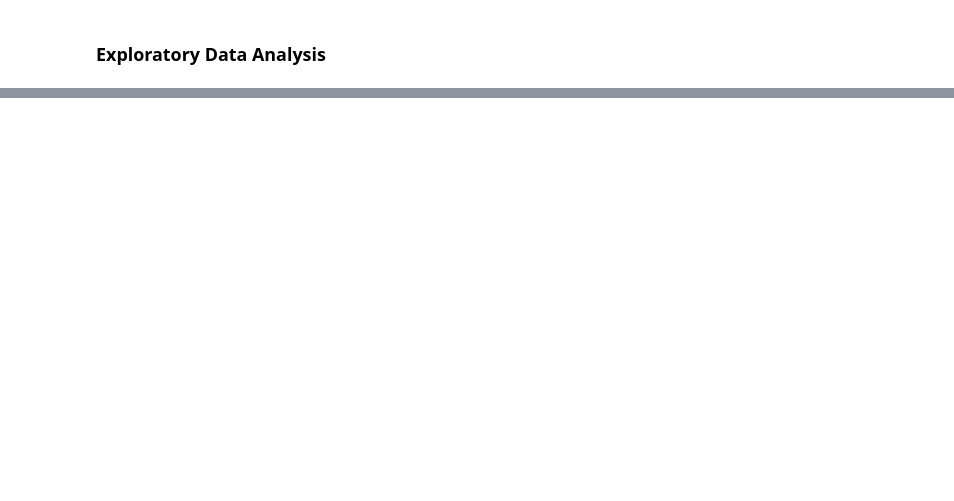
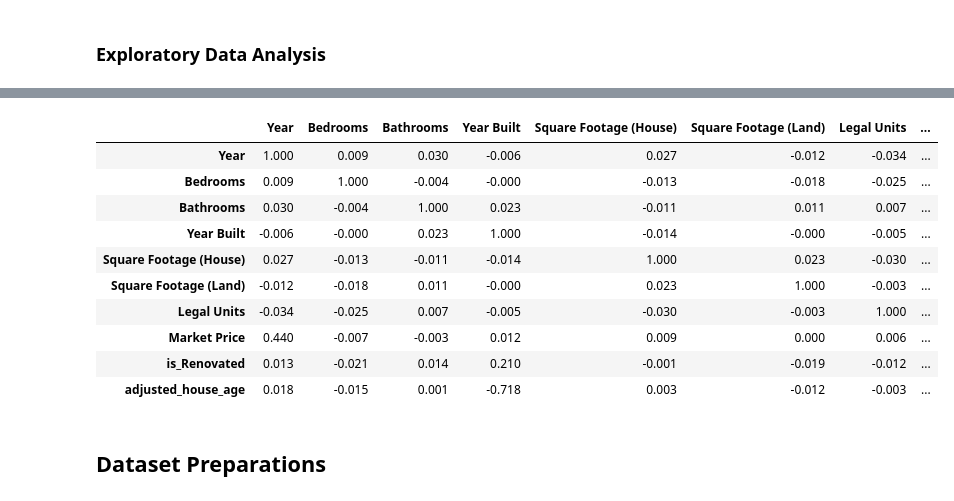
Before and after one commit to wilkmzhou/vancouverHousePricePrediction, a Jupyter notebook: VancouverHousingPrices.ipynb, the cells around one changed output, grey strips where cells are left out. Cells and saved outputs as stored; diff of their text form; code cells hidden in the pictures; blank space fills up the shorter version.

```diff
--- a/VancouverHousingPrices.ipynb
+++ b/VancouverHousingPrices.ipynb
@@ -50,0 +85,18 @@ print(len(housingData))
+# %%
+NhousingData = housingData.select_dtypes(include = "number")
+cleanCorr = NhousingData.corr()
+cleanCorr.style.background_gradient(cmap = "coolwarm").format(precision = 3)
+# %% [output]
+|  | Year | Bedrooms | Bathrooms | Year Built | Square Footage (House) | Square Footage (Land) | Legal Units | ... |
+| Year | 1.000 | 0.009 | 0.030 | -0.006 | 0.027 | -0.012 | -0.034 | ... |
+| Bedrooms | 0.009 | 1.000 | -0.004 | -0.000 | -0.013 | -0.018 | -0.025 | ... |
+| Bathrooms | 0.030 | -0.004 | 1.000 | 0.023 | -0.011 | 0.011 | 0.007 | ... |
+| Year Built | -0.006 | -0.000 | 0.023 | 1.000 | -0.014 | -0.000 | -0.005 | ... |
+| Square Footage (House) | 0.027 | -0.013 | -0.011 | -0.014 | 1.000 | 0.023 | -0.030 | ... |
+| Square Footage (Land) | -0.012 | -0.018 | 0.011 | -0.000 | 0.023 | 1.000 | -0.003 | ... |
+| Legal Units | -0.034 | -0.025 | 0.007 | -0.005 | -0.030 | -0.003 | 1.000 | ... |
+| Market Price | 0.440 | -0.007 | -0.003 | 0.012 | 0.009 | 0.000 | 0.006 | ... |
+| is_Renovated | 0.013 | -0.021 | 0.014 | 0.210 | -0.001 | -0.019 | -0.012 | ... |
+| adjusted_house_age | 0.018 | -0.015 | 0.001 | -0.718 | 0.003 | -0.012 | -0.003 | ... |
+# %% [markdown]
+## Dataset Preparations
```
Also changed, not shown: parts of 7 cells of this notebook.
